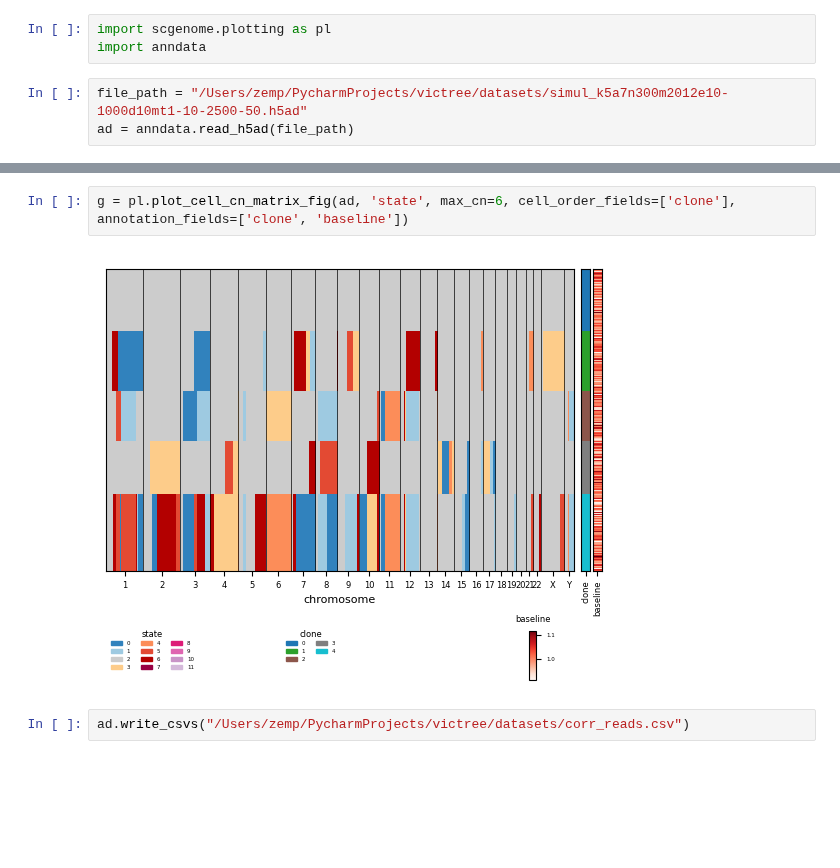
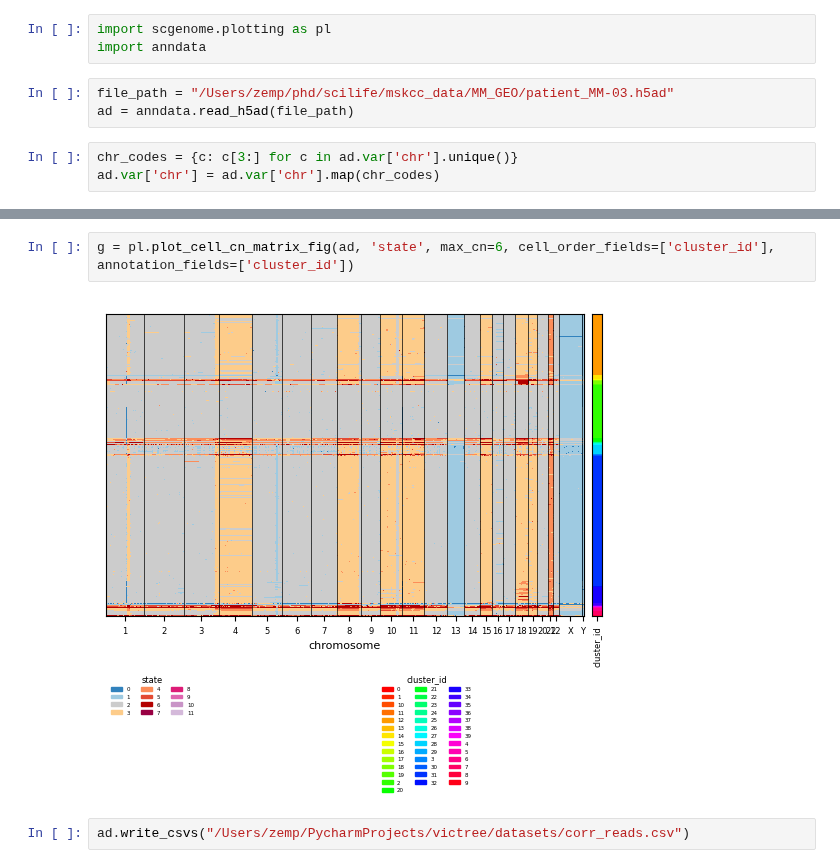
Before and after one commit to Lagergren-Lab/victree, a Jupyter notebook: src/experiments/scgenplot.ipynb, the cells around one changed output, grey strips where cells are left out. Saved outputs shown, nothing was run; the diff lists cells and outputs as text; blank space fills up the shorter version.

```diff
--- a/src/experiments/scgenplot.ipynb
+++ b/src/experiments/scgenplot.ipynb
@@ -2,5 +2,8 @@
 import scgenome.plotting as pl
 import anndata
 # %%
-file_path = "/Users/zemp/PycharmProjects/victree/datasets/simul_k5a7n300m2012e10-1000d10mt1-10-2500-50.h5ad"
+file_path = "/Users/zemp/phd/scilife/mskcc_data/MM_GEO/patient_MM-03.h5ad"
 ad = anndata.read_h5ad(file_path)
+# %%
+chr_codes = {c: c[3:] for c in ad.var['chr'].unique()}
+ad.var['chr'] = ad.var['chr'].map(chr_codes)
@@ -7,6 +16,6 @@ ad = anndata.read_h5ad(file_path)
 # %%
-g = pl.plot_cell_cn_matrix_fig(ad, 'state', max_cn=6, cell_order_fields=['clone'], annotation_fields=['clone', 'baseline'])
+g = pl.plot_cell_cn_matrix_fig(ad, 'state', max_cn=6, cell_order_fields=['cluster_id'], annotation_fields=['cluster_id'])
 # %% [output]
-[figure, old version]
+[figure, new version]
 # %%
 ad.write_csvs("/Users/zemp/PycharmProjects/victree/datasets/corr_reads.csv")
```
Also changed, not shown: parts of 1 cell of this notebook, 15 other files.
